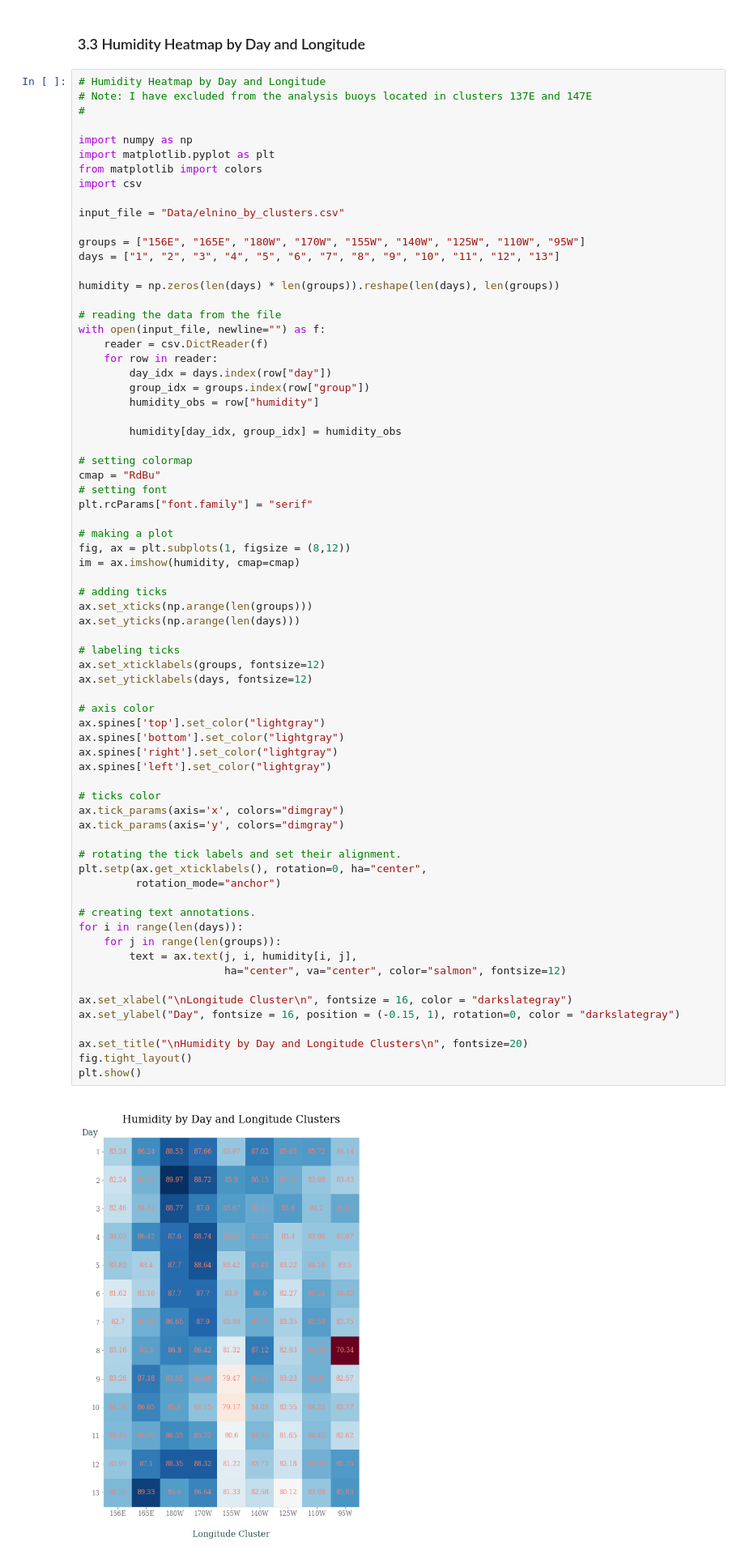
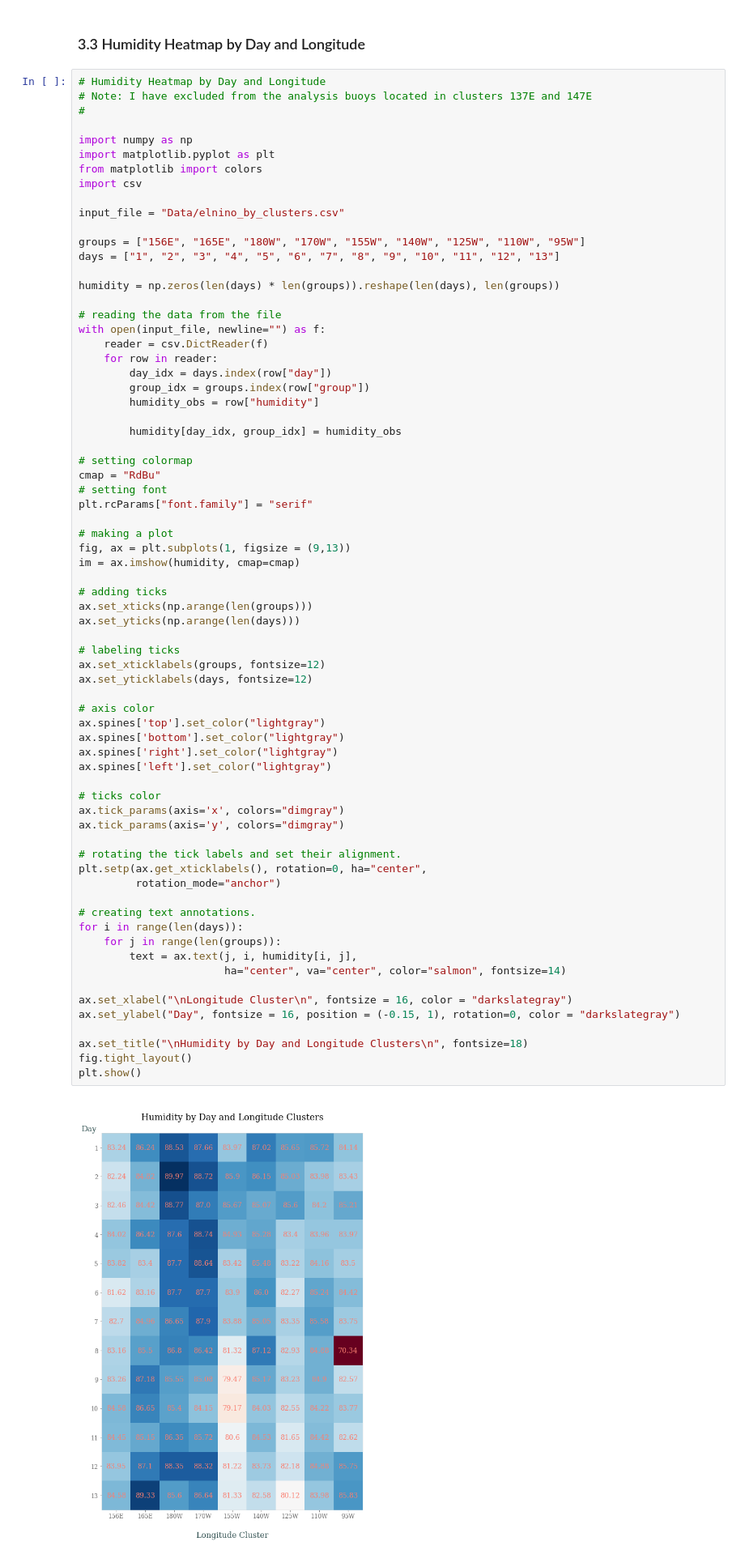
Before and after one commit to alv2017/JDS_TestAssignment, a Jupyter notebook: JuniorDataScientist_by_VA.ipynb, the cells around one changed output. Shown at 81% size. Drawn from its saved outputs; the diff is of its cells as text.

Commit message:
Changed size and font of humidity visualization

```diff
--- a/JuniorDataScientist_by_VA.ipynb
+++ b/JuniorDataScientist_by_VA.ipynb
@@ -605,7 +605,7 @@ cmap = "RdBu"
 plt.rcParams["font.family"] = "serif"
 
 # making a plot
-fig, ax = plt.subplots(1, figsize = (8,12))
+fig, ax = plt.subplots(1, figsize = (9,13))
 im = ax.imshow(humidity, cmap=cmap)
 
 # adding ticks
@@ -614,36 +614,36 @@ ax.set_yticks(np.arange(len(days)))
 
 # labeling ticks
 ax.set_xticklabels(groups, fontsize=12)
 ax.set_yticklabels(days, fontsize=12)
 
 # axis color
 ax.spines['top'].set_color("lightgray")
 ax.spines['bottom'].set_color("lightgray")
 ax.spines['right'].set_color("lightgray")
 ax.spines['left'].set_color("lightgray")
 
 # ticks color
 ax.tick_params(axis='x', colors="dimgray")
 ax.tick_params(axis='y', colors="dimgray")
 
 # rotating the tick labels and set their alignment.
 plt.setp(ax.get_xticklabels(), rotation=0, ha="center",
          rotation_mode="anchor")
 
 # creating text annotations.
 for i in range(len(days)):
     for j in range(len(groups)):
         text = ax.text(j, i, humidity[i, j],
-                       ha="center", va="center", color="salmon", fontsize=12)
+                       ha="center", va="center", color="salmon", fontsize=14)
 
 ax.set_xlabel("\nLongitude Cluster\n", fontsize = 16, color = "darkslategray")
 ax.set_ylabel("Day", fontsize = 16, position = (-0.15, 1), rotation=0, color = "darkslategray")
 
-ax.set_title("\nHumidity by Day and Longitude Clusters\n", fontsize=20)
+ax.set_title("\nHumidity by Day and Longitude Clusters\n", fontsize=18)
 fig.tight_layout()
 plt.show()
 # %% [output]
-[figure, old version]
+[figure, new version]
 # %% [markdown]
 ### 3.4 Summary
 
```
Also changed, not shown: parts of 1 cell of this notebook.
